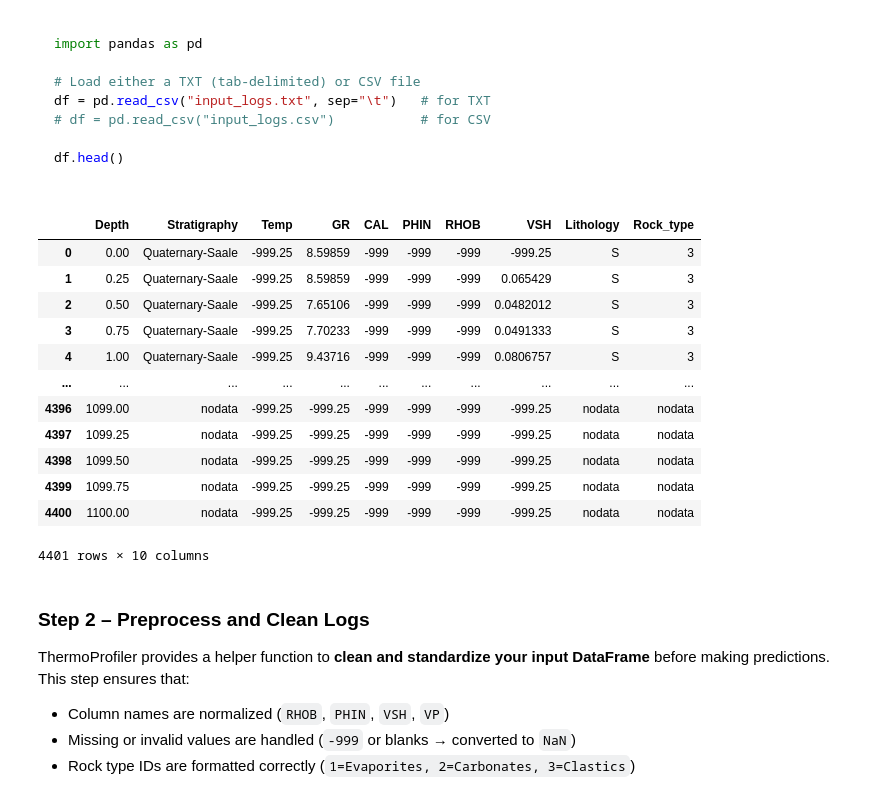
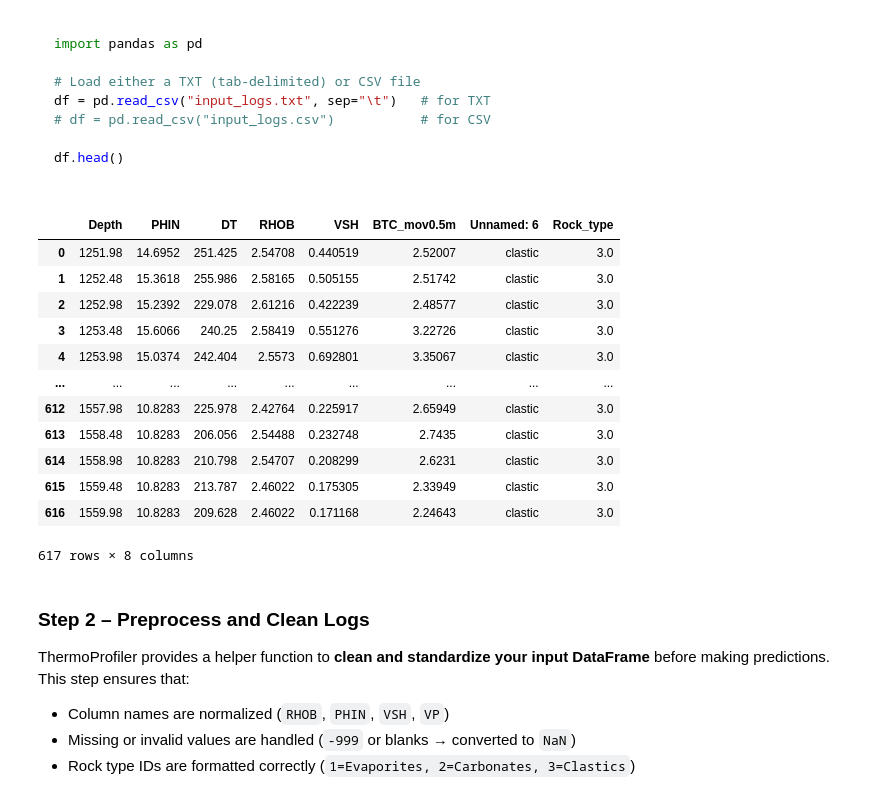
Before and after one commit to viktoriadergunova/thermoprofiler, a Jupyter notebook: notebook_tutorial/predict_thermalproperties.ipynb, the cells around one changed output. Drawn from its saved outputs; the diff is of its cells as text; code cells hidden in the pictures.

```diff
--- a/notebook_tutorial/predict_thermalproperties.ipynb
+++ b/notebook_tutorial/predict_thermalproperties.ipynb
@@ -62,29 +62,29 @@ df = pd.read_csv("input_logs.txt", sep="\t")   # for TXT
 
 df.head()
 # %%
-df = pd.read_csv(
-    r"C:\Users\dergun\Documents\SHC-TC-TD-Prediction-using-petrophysical-well-logs\notebook\Example_well_input (1).txt",
-    encoding="utf-16",
-    sep="\t",
+df = pd.read_excel(
+    r"C:\Users\dergun\Documents\thermoprofiler\Location_Meshalkin_etal._2020_Fig3_exp_TC.xlsx",
+    #encoding="utf-16",
+    #sep="\t",
     header=0
 )
 # Drop first row (often metadata) and reset index
 df = df.drop(0).reset_index(drop=True)
 df
 # %% [output]
-|  | Depth | Stratigraphy | Temp | GR | CAL | PHIN | RHOB | VSH | Lithology | Rock_type |
-| 0 | 0.00 | Quaternary-Saale | -999.25 | 8.59859 | -999 | -999 | -999 | -999.25 | S | 3 |
-| 1 | 0.25 | Quaternary-Saale | -999.25 | 8.59859 | -999 | -999 | -999 | 0.065429 | S | 3 |
-| 2 | 0.50 | Quaternary-Saale | -999.25 | 7.65106 | -999 | -999 | -999 | 0.0482012 | S | 3 |
-| 3 | 0.75 | Quaternary-Saale | -999.25 | 7.70233 | -999 | -999 | -999 | 0.0491333 | S | 3 |
-| 4 | 1.00 | Quaternary-Saale | -999.25 | 9.43716 | -999 | -999 | -999 | 0.0806757 | S | 3 |
-| ... | ... | ... | ... | ... | ... | ... | ... | ... | ... | ... |
-| 4396 | 1099.00 | nodata | -999.25 | -999.25 | -999 | -999 | -999 | -999.25 | nodata | nodata |
-| 4397 | 1099.25 | nodata | -999.25 | -999.25 | -999 | -999 | -999 | -999.25 | nodata | nodata |
-| 4398 | 1099.50 | nodata | -999.25 | -999.25 | -999 | -999 | -999 | -999.25 | nodata | nodata |
-| 4399 | 1099.75 | nodata | -999.25 | -999.25 | -999 | -999 | -999 | -999.25 | nodata | nodata |
-| 4400 | 1100.00 | nodata | -999.25 | -999.25 | -999 | -999 | -999 | -999.25 | nodata | nodata |
+|  | Depth | PHIN | DT | RHOB | VSH | BTC_mov0.5m | Unnamed: 6 | Rock_type |
+| 0 | 1251.98 | 14.6952 | 251.425 | 2.54708 | 0.440519 | 2.52007 | clastic | 3.0 |
+| 1 | 1252.48 | 15.3618 | 255.986 | 2.58165 | 0.505155 | 2.51742 | clastic | 3.0 |
+| 2 | 1252.98 | 15.2392 | 229.078 | 2.61216 | 0.422239 | 2.48577 | clastic | 3.0 |
+| 3 | 1253.48 | 15.6066 | 240.25 | 2.58419 | 0.551276 | 3.22726 | clastic | 3.0 |
+| 4 | 1253.98 | 15.0374 | 242.404 | 2.5573 | 0.692801 | 3.35067 | clastic | 3.0 |
+| ... | ... | ... | ... | ... | ... | ... | ... | ... |
+| 612 | 1557.98 | 10.8283 | 225.978 | 2.42764 | 0.225917 | 2.65949 | clastic | 3.0 |
+| 613 | 1558.48 | 10.8283 | 206.056 | 2.54488 | 0.232748 | 2.7435 | clastic | 3.0 |
+| 614 | 1558.98 | 10.8283 | 210.798 | 2.54707 | 0.208299 | 2.6231 | clastic | 3.0 |
+| 615 | 1559.48 | 10.8283 | 213.787 | 2.46022 | 0.175305 | 2.33949 | clastic | 3.0 |
+| 616 | 1559.98 | 10.8283 | 209.628 | 2.46022 | 0.171168 | 2.24643 | clastic | 3.0 |
-4401 rows × 10 columns
+617 rows × 8 columns
 # %% [markdown]
 ### Step 2 – Preprocess and Clean Logs
 
```
Also changed, not shown: parts of 14 cells of this notebook, 3 other files.
